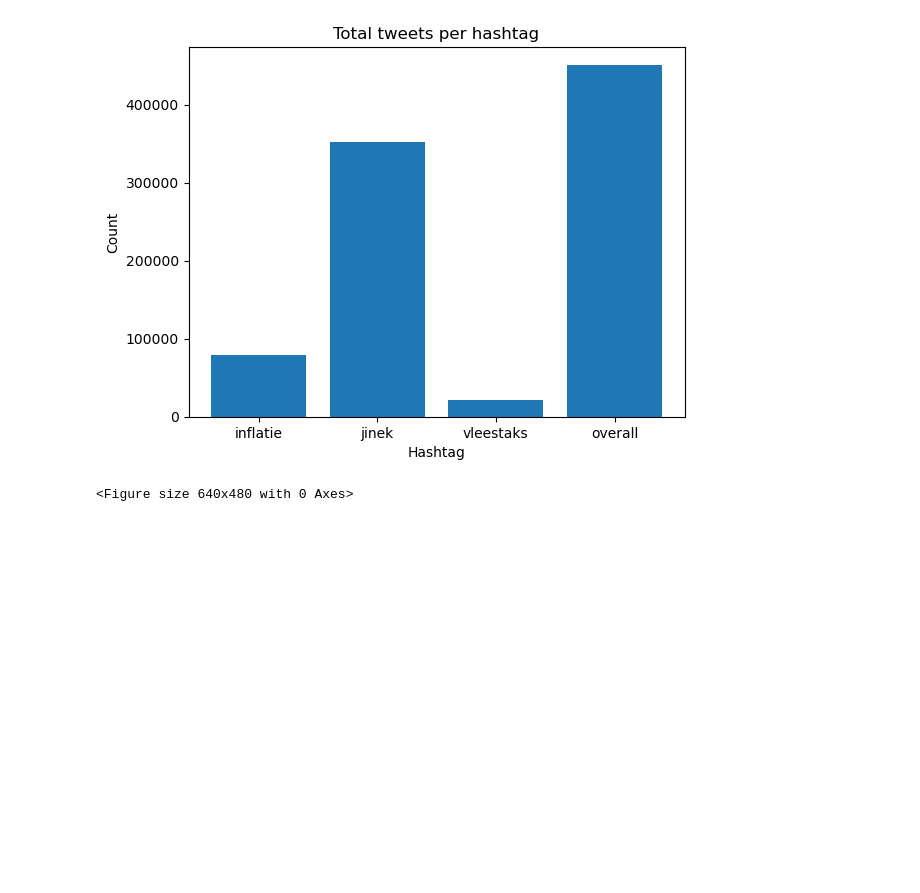
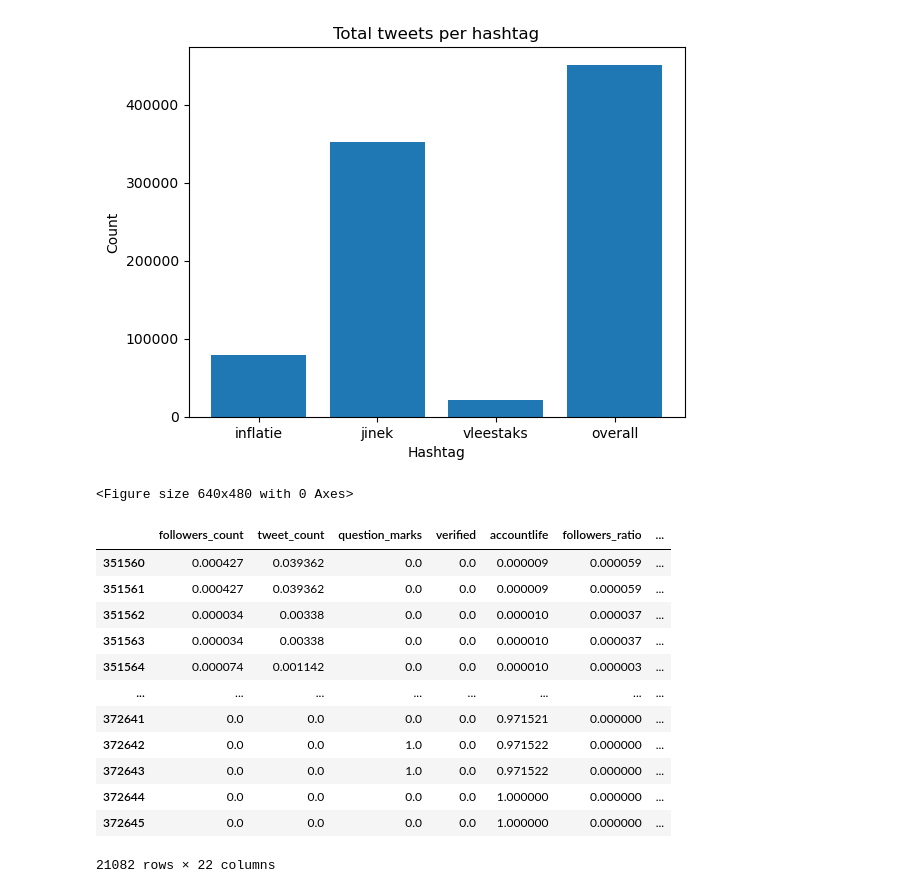
Before and after one commit to NickVanDerLinden/Rumour-Detection, a Jupyter notebook: Exploratory Data Analysis.ipynb, the cells around one changed output. Cells and saved outputs as stored; diff of their text form; code cells hidden in the pictures; blank space fills up the shorter version.

```diff
--- a/Exploratory Data Analysis.ipynb
+++ b/Exploratory Data Analysis.ipynb
@@ -204,3 +205,20 @@ fig1.savefig("tweetsperhashtag.pdf")
 # %% [output]
 [figure]
 <Figure size 640x480 with 0 Axes>
+# %%
+df_v = df[df["hashtag"] == "#vleestaks"]
+df_v
+# %% [output]
+|  | followers_count | tweet_count | question_marks | verified | accountlife | followers_ratio | ... |
+| 351560 | 0.000427 | 0.039362 | 0.0 | 0.0 | 0.000009 | 0.000059 | ... |
+| 351561 | 0.000427 | 0.039362 | 0.0 | 0.0 | 0.000009 | 0.000059 | ... |
+| 351562 | 0.000034 | 0.00338 | 0.0 | 0.0 | 0.000010 | 0.000037 | ... |
+| 351563 | 0.000034 | 0.00338 | 0.0 | 0.0 | 0.000010 | 0.000037 | ... |
+| 351564 | 0.000074 | 0.001142 | 0.0 | 0.0 | 0.000010 | 0.000003 | ... |
+| ... | ... | ... | ... | ... | ... | ... | ... |
+| 372641 | 0.0 | 0.0 | 0.0 | 0.0 | 0.971521 | 0.000000 | ... |
+| 372642 | 0.0 | 0.0 | 1.0 | 0.0 | 0.971522 | 0.000000 | ... |
+| 372643 | 0.0 | 0.0 | 1.0 | 0.0 | 0.971522 | 0.000000 | ... |
+| 372644 | 0.0 | 0.0 | 0.0 | 0.0 | 1.000000 | 0.000000 | ... |
+| 372645 | 0.0 | 0.0 | 0.0 | 0.0 | 1.000000 | 0.000000 | ... |
+21082 rows × 22 columns
```
Also changed, not shown: parts of 2 cells of this notebook.
